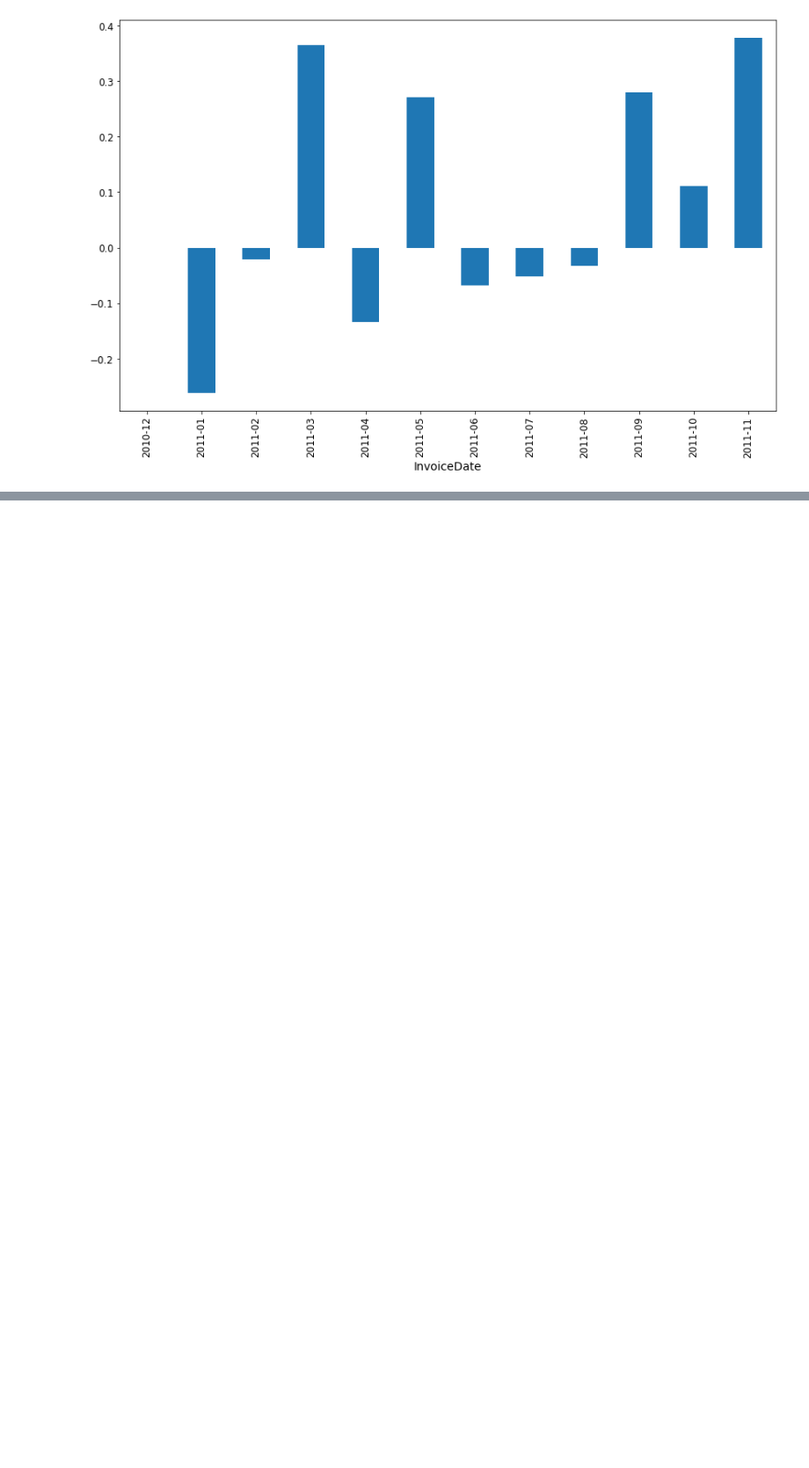
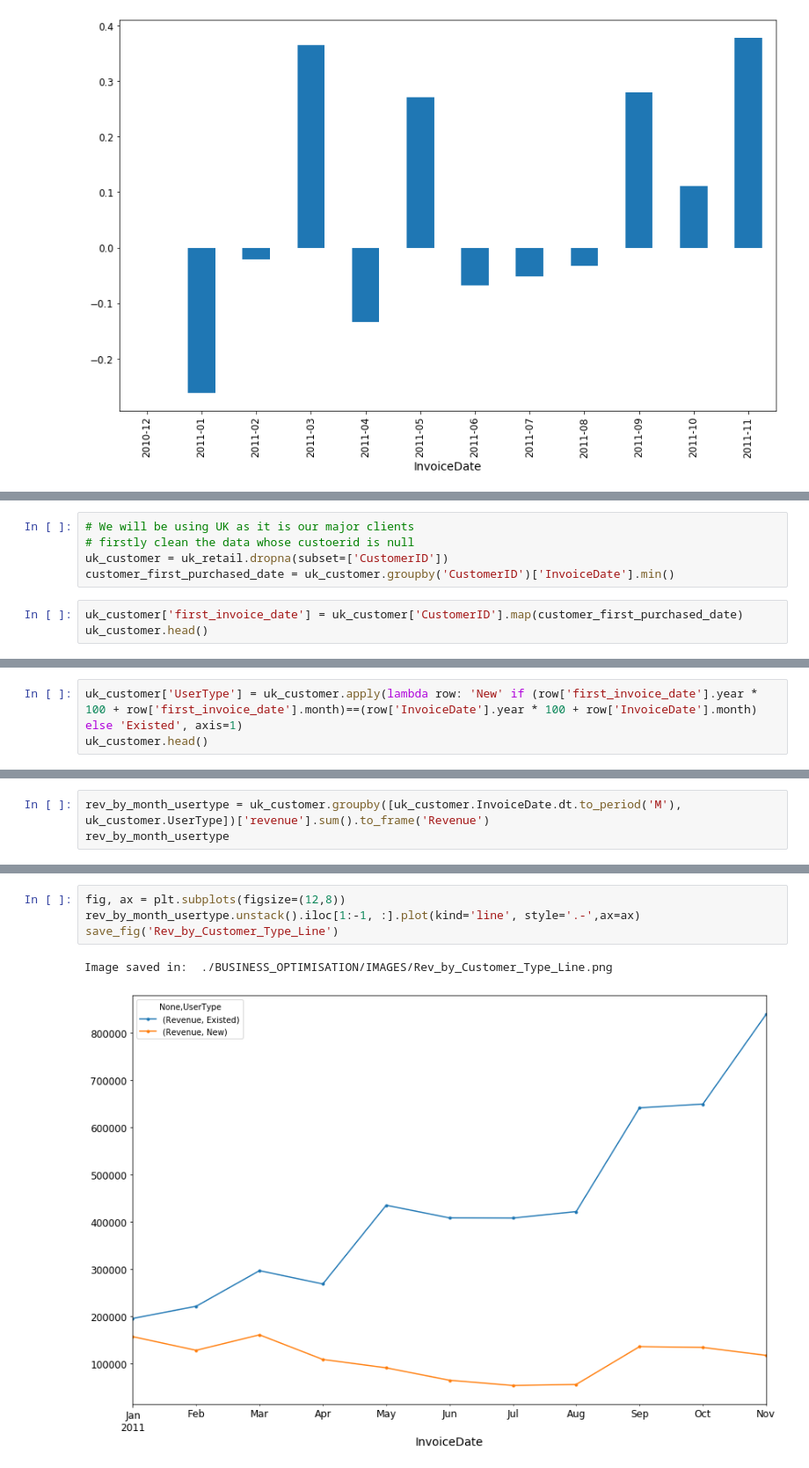
Before and after one commit to AilingLiu/data_driven_in_business, a Jupyter notebook: Design_Measuring_Metrics.ipynb, the cells around one changed output, grey strips where cells are left out. Shown at 88% size. Drawn from its saved outputs; the diff is of its cells as text; blank space fills up the shorter version.

```diff
--- a/Design_Measuring_Metrics.ipynb
+++ b/Design_Measuring_Metrics.ipynb
@@ -310,0 +385,8 @@ Image saved in:  ./BUSINESS_OPTIMISATION/IMAGES/num_customer_change_by_month.png
+# %%
+# We will be using UK as it is our major clients
+# firstly clean the data whose custoerid is null
+uk_customer = uk_retail.dropna(subset=['CustomerID'])
+customer_first_purchased_date = uk_customer.groupby('CustomerID')['InvoiceDate'].min()
+# %%
+uk_customer['first_invoice_date'] = uk_customer['CustomerID'].map(customer_first_purchased_date)
+uk_customer.head()
@@ -310,0 +408,3 @@ Image saved in:  ./BUSINESS_OPTIMISATION/IMAGES/num_customer_change_by_month.png
+# %%
+uk_customer['UserType'] = uk_customer.apply(lambda row: 'New' if (row['first_invoice_date'].year * 100 + row['first_invoice_date'].month)==(row['InvoiceDate'].year * 100 + row['InvoiceDate'].month) else 'Existed', axis=1)
+uk_customer.head()
@@ -310,0 +422,3 @@ Image saved in:  ./BUSINESS_OPTIMISATION/IMAGES/num_customer_change_by_month.png
+# %%
+rev_by_month_usertype = uk_customer.groupby([uk_customer.InvoiceDate.dt.to_period('M'), uk_customer.UserType])['revenue'].sum().to_frame('Revenue')
+rev_by_month_usertype
@@ -310,0 +444,7 @@ Image saved in:  ./BUSINESS_OPTIMISATION/IMAGES/num_customer_change_by_month.png
+# %%
+fig, ax = plt.subplots(figsize=(12,8))
+rev_by_month_usertype.unstack().iloc[1:-1, :].plot(kind='line', style='.-',ax=ax)
+save_fig('Rev_by_Customer_Type_Line')
+# %% [output]
+Image saved in:  ./BUSINESS_OPTIMISATION/IMAGES/Rev_by_Customer_Type_Line.png
+[figure, added]
```
Also changed, not shown: parts of 33 cells of this notebook.
